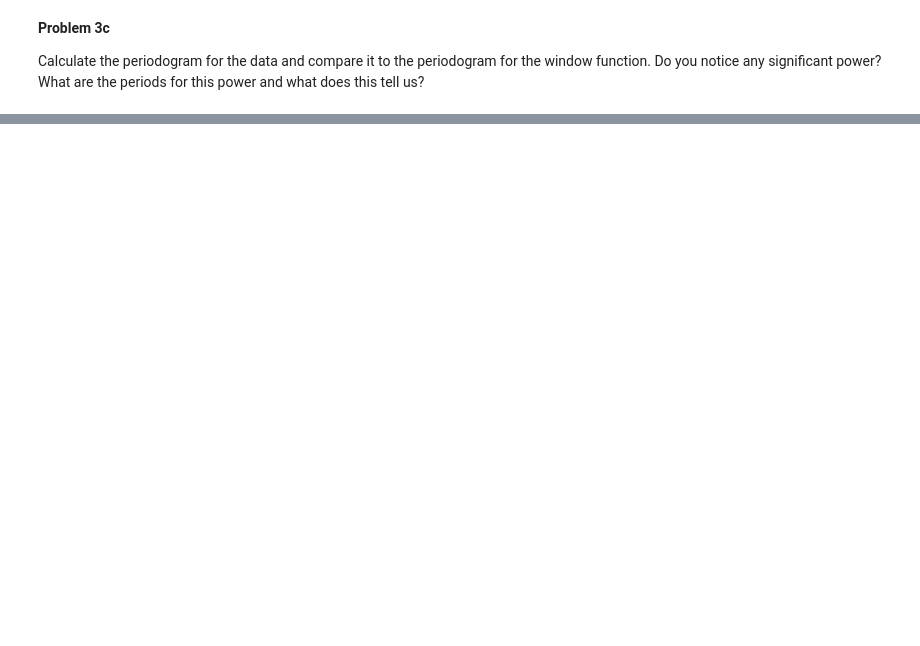
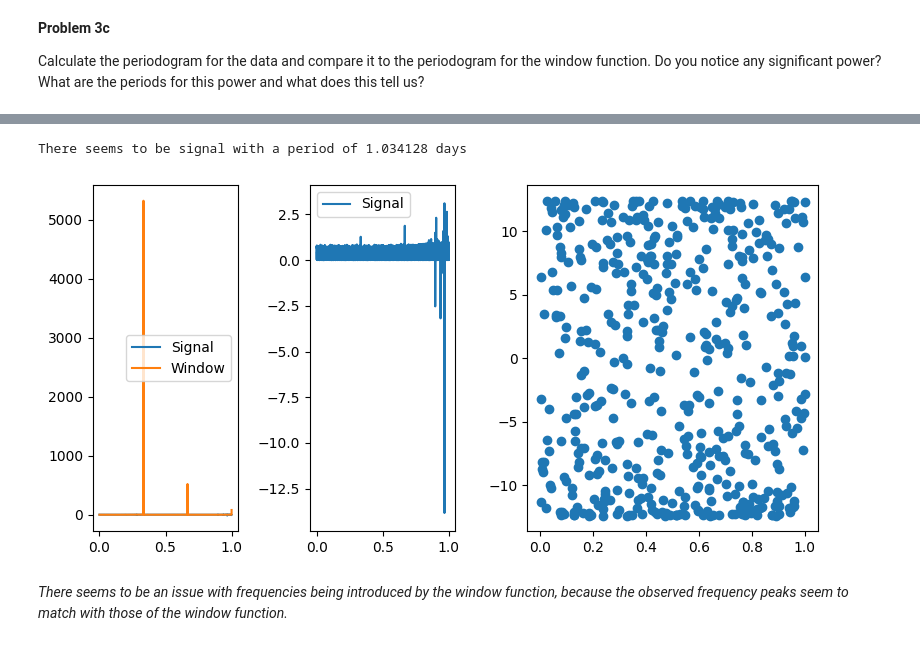
Before and after one commit to ASTR154/time-series, a Jupyter notebook: time-series.ipynb, the cells around one changed output, grey strips where cells are left out. Cells and saved outputs as stored; diff of their text form; code cells hidden in the pictures; blank space fills up the shorter version.

```diff
--- a/time-series.ipynb
+++ b/time-series.ipynb
@@ -280,0 +258,26 @@ frequency, power =  # complete
+# %%
+ls = LombScargle(t_obs, y, y_unc)
+
+
+frequency, power = ls.autopower(minimum_frequency=1/duration, maximum_frequency=1, samples_per_peak=10)
+
+fig, ax = plt.subplots(1, 3, figsize=(8, 4), gridspec_kw={'width_ratios': [1, 1, 2]})
+ax[0].plot(frequency, power, label='Signal')
+ax[0].plot(freq_window, power_window, label='Window')
+ax[0].legend()
+
+ax[1].plot(frequency, power, label='Signal')
+ax[1].set_ylim([min(power)-1, max(power)+1])
+ax[1].legend()
+max_freq = frequency[np.argmax(power)]
+
+ax[2].scatter((t_obs / max_freq) % 1, y)
+
+fig.tight_layout()
+
+print(f'There seems to be signal with a period of {1. / max_freq:2f} days')
+# %% [output]
+There seems to be signal with a period of 1.034128 days
+[figure, added]
+# %% [markdown]
+*There seems to be an issue with frequencies being introduced by the window function, because the observed frequency peaks seem to match with those of the window function.*
```
Also changed, not shown: parts of 9 cells of this notebook.
